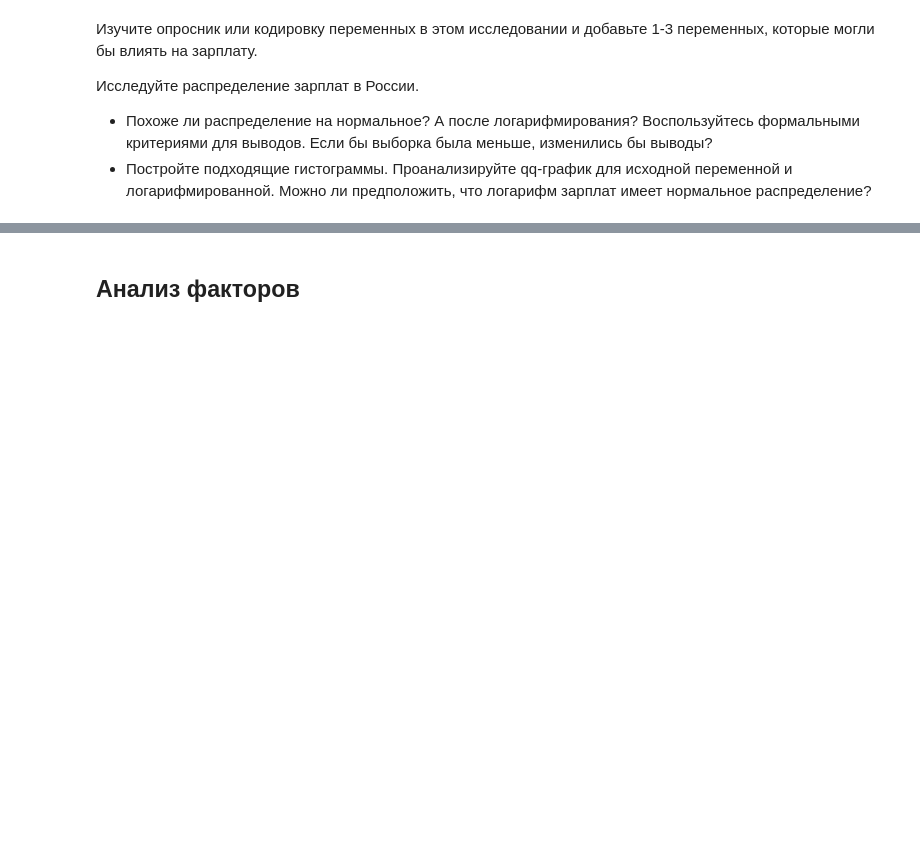
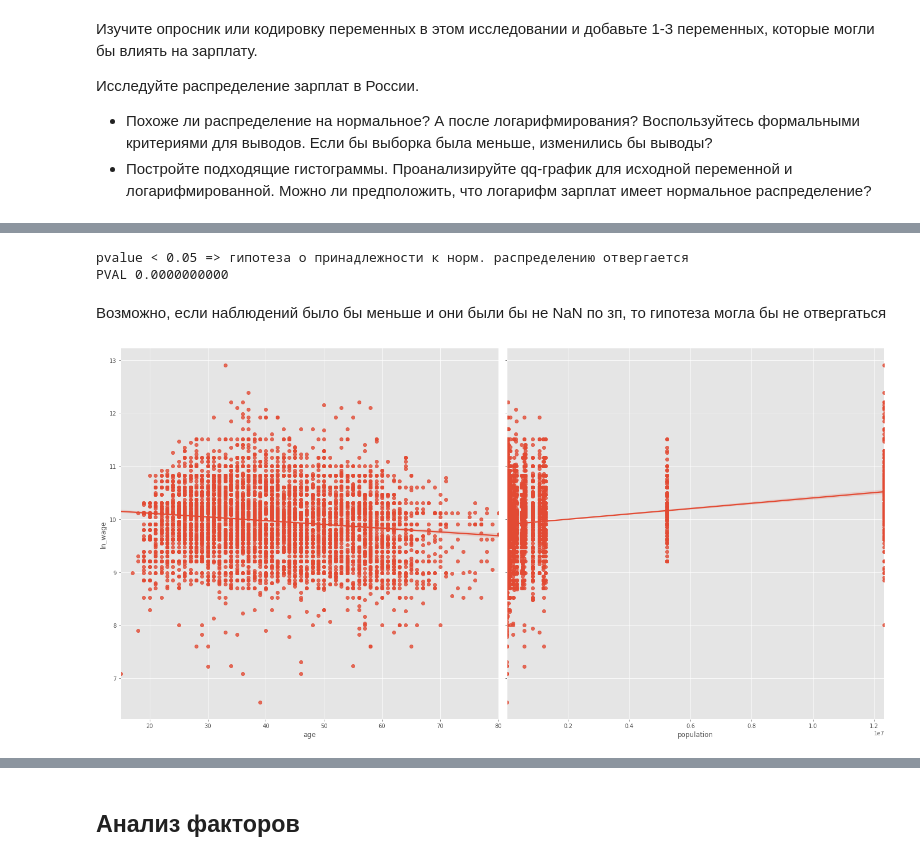
Before and after one commit to disimhot/hse_stat, a Jupyter notebook: Elena Efimova - hw4_linreg.ipynb, the cells around one changed output, grey strips where cells are left out. Cells and saved outputs as stored; diff of their text form; code cells hidden in the pictures; blank space fills up the shorter version.

```diff
--- a/Elena Efimova - hw4_linreg.ipynb
+++ b/Elena Efimova - hw4_linreg.ipynb
@@ -282,0 +396,32 @@ memory usage: 589.0 KB
+# %%
+# 1. Формальный подход с помощью теста Колмогорова-Смирнова
+
+# Воспользуемся критерием Колмогорова, тк у нас непрерывное распределение
+
+# H_0: ln_wage имеет нормальное распределение
+# H_1
+
+x = df['ln_wage']
+mu, sigma = x.mean(), x.std(ddof=1)
+
+print('pvalue < 0.05 => гипотеза о принадлежности к норм. распределению отвергается')
+_, pvalue = stats.kstest(x, 'norm', args=(mu, sigma))
+print('PVAL {0:.10f}'.format(pvalue))
+# %% [output]
+pvalue < 0.05 => гипотеза о принадлежности к норм. распределению отвергается
+PVAL 0.0000000000
+# %% [markdown]
+Возможно, если наблюдений было бы меньше и они были бы не NaN по зп, то гипотеза могла бы не отвергаться
+# %%
+# Взглянем как зп зависят от возраста, кол-ва населения
+
+sns.pairplot(
+    df,
+    y_vars='ln_wage',
+    x_vars=['age', 'population'],
+    height=10,
+    kind='reg',
+    diag_kind=None
+);
+# %% [output]
+[figure, added]
```
Also changed, not shown: parts of 47 cells of this notebook.
